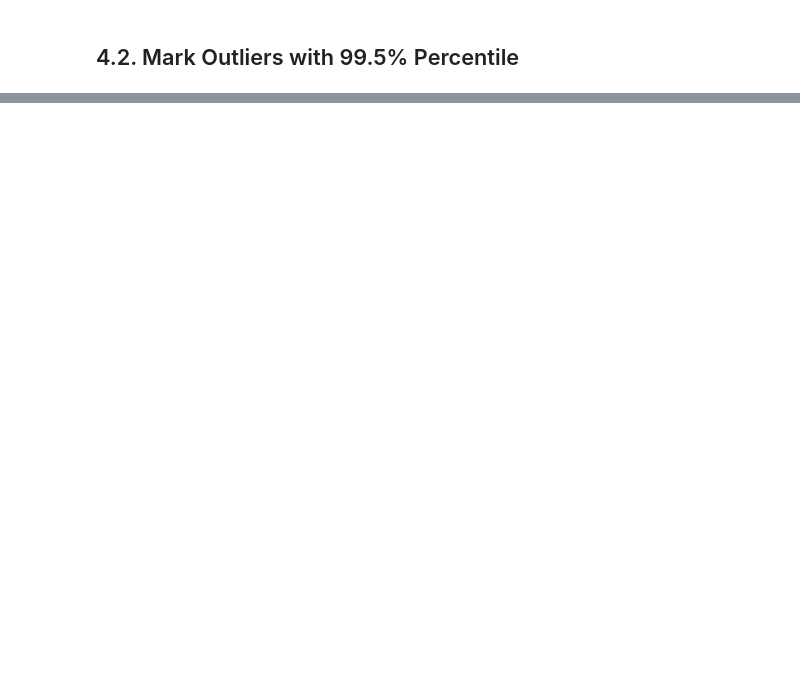
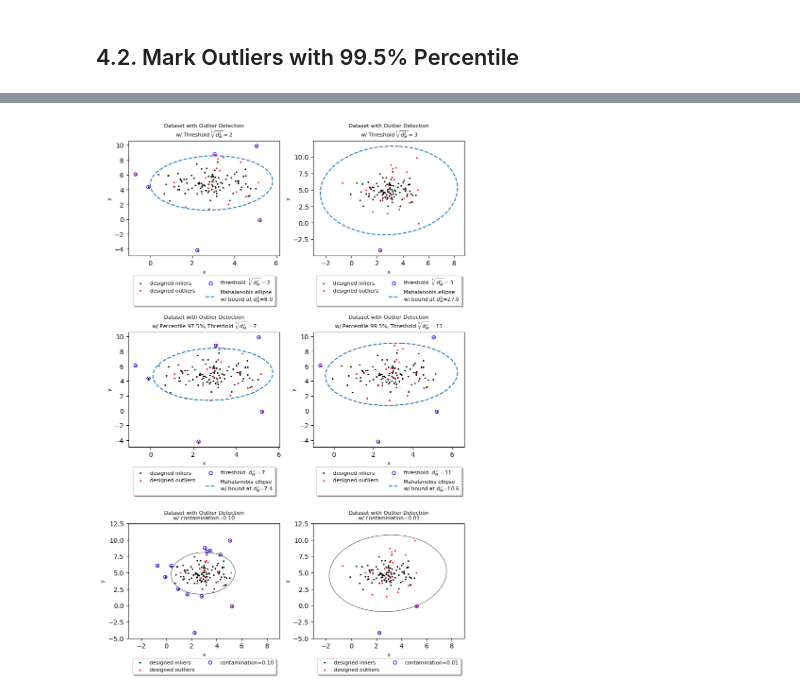
Before and after one commit to Chao8219/scikit_learn_showcase, a Jupyter notebook: jupyter_notebooks/Robust_Covariance_Estimation.ipynb, the cells around one changed output, grey strips where cells are left out. Cells and saved outputs as stored; diff of their text form; code cells hidden in the pictures; blank space fills up the shorter version.

```diff
--- a/jupyter_notebooks/Robust_Covariance_Estimation.ipynb
+++ b/jupyter_notebooks/Robust_Covariance_Estimation.ipynb
@@ -384,0 +419,66 @@ fig.tight_layout()
+# %%
+ee_01_bunch = Bunch()
+ee_01_bunch.name = 'Mark outliers with 1% contamination'
+
+ee_01_bunch.contamination = 0.01
+ee_01_bunch.ee = EllipticEnvelope(
+    random_state=rs_num, contamination=ee_01_bunch.contamination
+).fit(X)
+
+ee_01_bunch.outlier_ind_arr = np.where(
+    ee_01_bunch.ee.predict(X)==-1
+)[0]
+ee_01_bunch.outlier_arr = X[ee_01_bunch.outlier_ind_arr, :]
+# %%
+# visualize data with outliers
+fig, axes = plt.subplots(3, 2, figsize=(8, 12))
+marker_size = 8
+font_size = 8
+xlim = [-3, 9]
+ylim = [-5, 12.5]
+
+viz_cbrt_dm_dataset_w_outliers(
+    axes[0, 0], X, n_outliers,
+    cbrt_2sigma_bunch.outlier_arr,
+    cbrt_2sigma_bunch.threshold_val,
+    mcd, marker_size, font_size
+)
+
+viz_cbrt_dm_dataset_w_outliers(
+    axes[0, 1], X, n_outliers,
+    cbrt_3sigma_bunch.outlier_arr,
+    cbrt_3sigma_bunch.threshold_val,
+    mcd, marker_size, font_size
+)
+
+viz_dm_dataset_w_outliers(
+    axes[1, 0], X, n_outliers,
+    chi2_975_bunch.outlier_arr,
+    chi2_975_bunch.percentile_threshold_val,
+    chi2_975_bunch.threshold_val,
+    mcd, marker_size, font_size
+)
+
+viz_dm_dataset_w_outliers(
+    axes[1, 1], X, n_outliers,
+    chi2_995_bunch.outlier_arr,
+    chi2_995_bunch.percentile_threshold_val,
+    chi2_995_bunch.threshold_val,
+    mcd, marker_size, font_size
+)
+
+viz_ee_dataset_w_outliers(
+    axes[2, 0], X, n_outliers, ee_10_bunch.outlier_arr,
+    ee_10_bunch.contamination, ee_10_bunch.ee,
+    marker_size, font_size, xlim, ylim
+)
+
+viz_ee_dataset_w_outliers(
+    axes[2, 1], X, n_outliers, ee_01_bunch.outlier_arr,
+    ee_01_bunch.contamination, ee_01_bunch.ee,
+    marker_size, font_size, xlim, ylim
+)
+
+fig.tight_layout()
+# %% [output]
+[figure, added]
```
Also changed, not shown: parts of 10 cells of this notebook.
